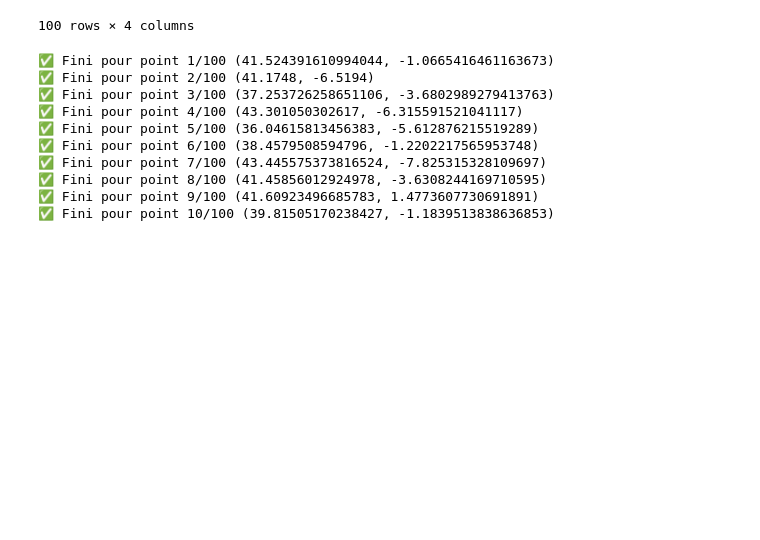
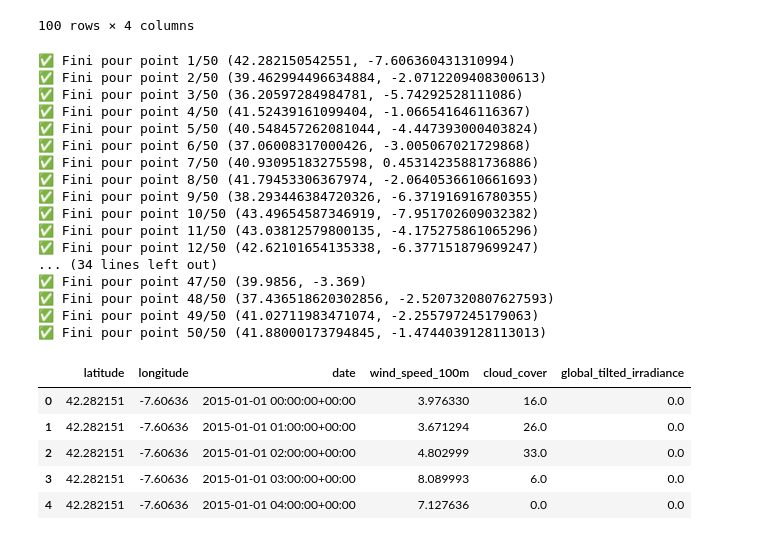
Before and after one commit to tbo154hennet-source/prix_electricity, a Jupyter notebook: day_ahead/daily_temp/wind_solar_plants.ipynb, the cells around one changed output. Drawn from its saved outputs; the diff is of its cells as text; code cells hidden in the pictures; blank space fills up the shorter version.

```diff
--- a/day_ahead/daily_temp/wind_solar_plants.ipynb
+++ b/day_ahead/daily_temp/wind_solar_plants.ipynb
@@ -224,19 +232,32 @@ def download_wind_sun(df):
 					success = True  # Ne pas boucler indéfiniment pour d'autres types d'erreurs
 	return(all_data)
 # %%
-wind_sol_dots = download_wind_sun(df_wind_solar_spain)
-wind_sol = pd.concat(wind_sol_dots, ignore_index=True)
-wind_sol.head(5)
+wind_dots = download_wind_sun(df_grouped)
+wind_data = pd.concat(wind_dots, ignore_index=True)
+wind_data.head(5)
 # %% [output]
-✅ Fini pour point 1/100 (41.524391610994044, -1.0665416461163673)
-✅ Fini pour point 2/100 (41.1748, -6.5194)
-✅ Fini pour point 3/100 (37.253726258651106, -3.6802989279413763)
-✅ Fini pour point 4/100 (43.301050302617, -6.315591521041117)
-✅ Fini pour point 5/100 (36.04615813456383, -5.612876215519289)
-✅ Fini pour point 6/100 (38.4579508594796, -1.2202217565953748)
-✅ Fini pour point 7/100 (43.445575373816524, -7.825315328109697)
-✅ Fini pour point 8/100 (41.45856012924978, -3.6308244169710595)
-✅ Fini pour point 9/100 (41.60923496685783, 1.4773607730691891)
-✅ Fini pour point 10/100 (39.81505170238427, -1.1839513838636853)
+✅ Fini pour point 1/50 (42.282150542551, -7.606360431310994)
+✅ Fini pour point 2/50 (39.462994496634884, -2.0712209408300613)
+✅ Fini pour point 3/50 (36.20597284984781, -5.74292528111086)
+✅ Fini pour point 4/50 (41.52439161099404, -1.066541646116367)
+✅ Fini pour point 5/50 (40.548457262081044, -4.447393000403824)
+✅ Fini pour point 6/50 (37.06008317000426, -3.005067021729868)
+✅ Fini pour point 7/50 (40.93095183275598, 0.45314235881736886)
+✅ Fini pour point 8/50 (41.79453306367974, -2.0640536610661693)
+✅ Fini pour point 9/50 (38.293446384720326, -6.371916916780355)
+✅ Fini pour point 10/50 (43.49654587346919, -7.951702609032382)
+✅ Fini pour point 11/50 (43.03812579800135, -4.175275861065296)
+✅ Fini pour point 12/50 (42.62101654135338, -6.377151879699247)
+... (34 lines left out)
+✅ Fini pour point 47/50 (39.9856, -3.369)
+✅ Fini pour point 48/50 (37.436518620302856, -2.5207320807627593)
+✅ Fini pour point 49/50 (41.02711983471074, -2.255797245179063)
+✅ Fini pour point 50/50 (41.88000173794845, -1.4744039128113013)
+|  | latitude | longitude | date | wind_speed_100m | cloud_cover | global_tilted_irradiance |
+| 0 | 42.282151 | -7.60636 | 2015-01-01 00:00:00+00:00 | 3.976330 | 16.0 | 0.0 |
+| 1 | 42.282151 | -7.60636 | 2015-01-01 01:00:00+00:00 | 3.671294 | 26.0 | 0.0 |
+| 2 | 42.282151 | -7.60636 | 2015-01-01 02:00:00+00:00 | 4.802999 | 33.0 | 0.0 |
+| 3 | 42.282151 | -7.60636 | 2015-01-01 03:00:00+00:00 | 8.089993 | 6.0 | 0.0 |
+| 4 | 42.282151 | -7.60636 | 2015-01-01 04:00:00+00:00 | 7.127636 | 0.0 | 0.0 |
 # %%
 os.chdir("C:\\Users\\DBT3KD\\Desktop\\Etude_macro_elec\\prix_electricite_gitlab\\day_ahead\\daily_temp\\outputs")
```
Also changed, not shown: parts of 7 cells of this notebook, 39 other files.
